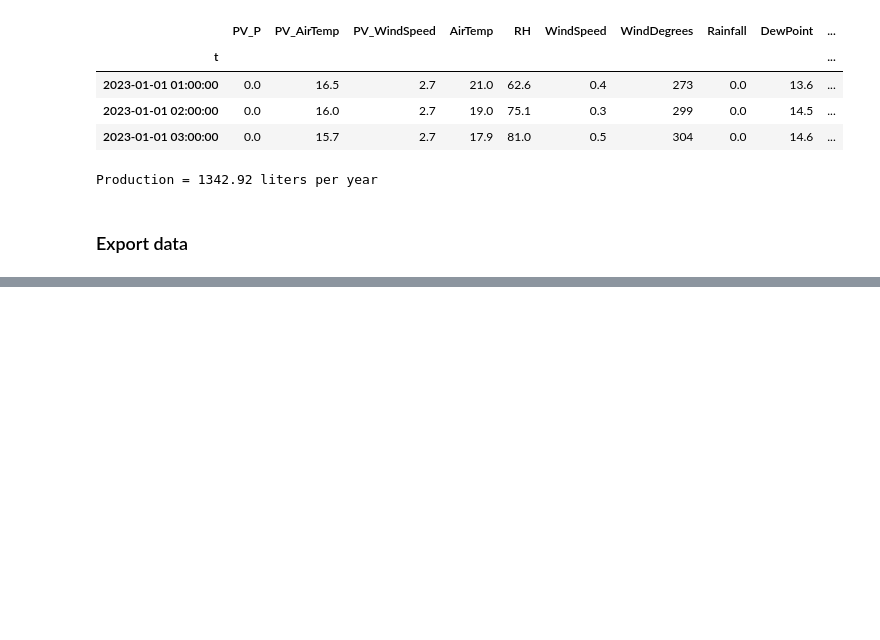
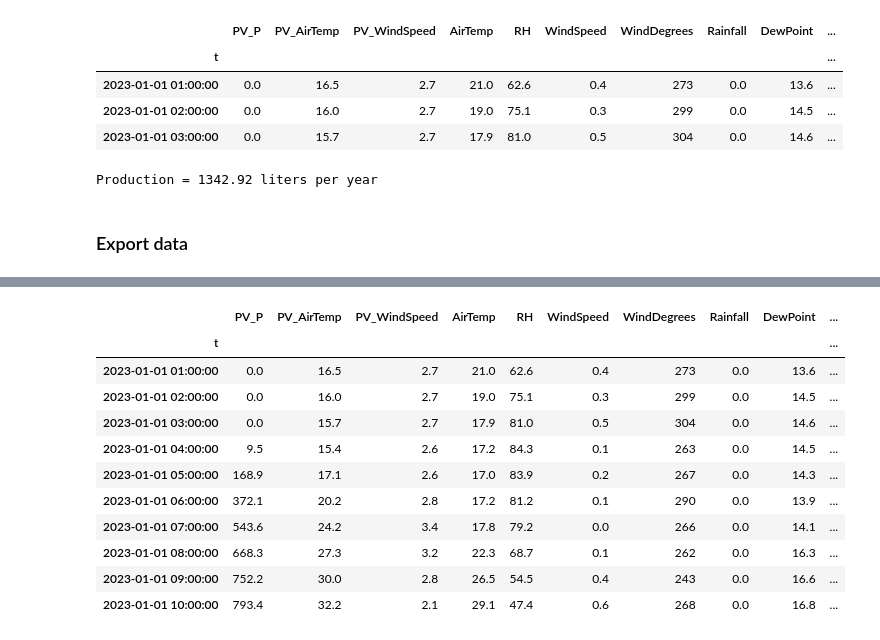
Before and after one commit to ThoAus/pv_water_project, a Jupyter notebook: 01_weather_data.ipynb, the cells around one changed output, grey strips where cells are left out. Saved outputs shown, nothing was run; the diff lists cells and outputs as text; code cells hidden in the pictures; blank space fills up the shorter version.

Commit message:
create simulation

```diff
--- a/01_weather_data.ipynb
+++ b/01_weather_data.ipynb
@@ -554,0 +588,85 @@ df.to_excel('data/Elsenburg.xlsx')
+# %%
+PV_SYSTEM_KWP = 70.0
+HEATPUMP_POWER_KW = 34.0
+
+BATTERY_CAPACITY_KWH = 200.0
+CHARGE_EFFICIENCY = 0.9
+DISCHARGE_EFFICIENCY = 0.9
+
+START_HEATPUMP_SOC_PERCENT = 40.0
+STOP_HEATPUMP_SOC_PERCENT = 20.0
+# %%
+# Simulate the PV and heat pump system with battery storage
+
+# Scale PV power to the system size
+df['PV_Power_kW'] = df['PV_P'] * PV_SYSTEM_KWP / 1000  # Convert to kW
+
+# Initialize battery state of charge (SOC) and tracking columns
+df['Battery_SOC_kWh'] = 0.0
+df['Battery_SOC_Percent'] = 0.0
+df['Heatpump_Running'] = False
+df['Battery_Charging_kW'] = 0.0
+df['Battery_Discharging_kW'] = 0.0
+df['Grid_Export_kW'] = 0.0
+
+# Initial battery state
+current_soc_kwh = 0.0
+heatpump_running = False
+
+# Simulate hour by hour
+for idx in range(len(df)):
+    pv_power_available = df.iloc[idx]['PV_Power_kW']
+
+    # Determine if heat pump should start or stop based on battery SOC
+    if not heatpump_running and current_soc_kwh >= (START_HEATPUMP_SOC_PERCENT / 100.0 * BATTERY_CAPACITY_KWH):
+        heatpump_running = True
+    elif heatpump_running and current_soc_kwh <= (STOP_HEATPUMP_SOC_PERCENT / 100.0 * BATTERY_CAPACITY_KWH):
+        heatpump_running = False
+
+    # Calculate power balance
+    heatpump_power_demand = HEATPUMP_POWER_KW if heatpump_running else 0.0
+    net_power = pv_power_available - heatpump_power_demand
+
+    charging = 0.0
+    discharging = 0.0
+    grid_export = 0.0
+
+    if net_power > 0:
+        # Excess PV power: charge battery or export to grid
+        max_charge = (BATTERY_CAPACITY_KWH - current_soc_kwh) / CHARGE_EFFICIENCY
+        charging = min(net_power, max_charge)
+        current_soc_kwh += charging * CHARGE_EFFICIENCY
+
+        # Export remaining power to grid
+        grid_export = net_power - charging
+    else:
+        # Deficit: discharge battery if heat pump is running
+        if heatpump_running:
+            power_needed = abs(net_power)
+            max_discharge = current_soc_kwh * DISCHARGE_EFFICIENCY
+            discharging = min(power_needed, max_discharge)
+            current_soc_kwh -= discharging / DISCHARGE_EFFICIENCY
+
+    # Store results
+    df.at[df.index[idx], 'Battery_SOC_kWh'] = round(current_soc_kwh, 2)
+    df.at[df.index[idx], 'Battery_SOC_Percent'] = round(100 * current_soc_kwh / BATTERY_CAPACITY_KWH, 1)
+    df.at[df.index[idx], 'Heatpump_Running'] = heatpump_running
+    df.at[df.index[idx], 'Battery_Charging_kW'] = round(charging, 2)
+    df.at[df.index[idx], 'Battery_Discharging_kW'] = round(discharging, 2)
+    df.at[df.index[idx], 'Grid_Export_kW'] = round(grid_export, 2)
+
+# Display summary statistics
+print(f"System Configuration:")
+print(f"  PV System: {PV_SYSTEM_KWP} kWp")
+print(f"  Heat Pump: {HEATPUMP_POWER_KW} kW")
+print(f"  Battery: {BATTERY_CAPACITY_KWH} kWh")
+print(f"  Start HP at: {START_HEATPUMP_SOC_PERCENT}% SOC")
+print(f"  Stop HP at: {STOP_HEATPUMP_SOC_PERCENT}% SOC")
+print(f"\nSimulation Results:")
+print(f"  Total hours heat pump running: {df['Heatpump_Running'].sum()}")
+print(f"  Total energy charged: {df['Battery_Charging_kW'].sum():.2f} kWh")
+print(f"  Total energy discharged: {df['Battery_Discharging_kW'].sum():.2f} kWh")
+print(f"  Total grid export: {df['Grid_Export_kW'].sum():.2f} kWh")
+
+df.head(10)
+# %% [output]
@@ -554,0 +685,12 @@ df.to_excel('data/Elsenburg.xlsx')
+|  | PV_P | PV_AirTemp | PV_WindSpeed | AirTemp | RH | WindSpeed | WindDegrees | Rainfall | DewPoint | ... |
+| t |  |  |  |  |  |  |  |  |  | ... |
+| 2023-01-01 01:00:00 | 0.0 | 16.5 | 2.7 | 21.0 | 62.6 | 0.4 | 273 | 0.0 | 13.6 | ... |
+| 2023-01-01 02:00:00 | 0.0 | 16.0 | 2.7 | 19.0 | 75.1 | 0.3 | 299 | 0.0 | 14.5 | ... |
+| 2023-01-01 03:00:00 | 0.0 | 15.7 | 2.7 | 17.9 | 81.0 | 0.5 | 304 | 0.0 | 14.6 | ... |
+| 2023-01-01 04:00:00 | 9.5 | 15.4 | 2.6 | 17.2 | 84.3 | 0.1 | 263 | 0.0 | 14.5 | ... |
+| 2023-01-01 05:00:00 | 168.9 | 17.1 | 2.6 | 17.0 | 83.9 | 0.2 | 267 | 0.0 | 14.3 | ... |
+| 2023-01-01 06:00:00 | 372.1 | 20.2 | 2.8 | 17.2 | 81.2 | 0.1 | 290 | 0.0 | 13.9 | ... |
+| 2023-01-01 07:00:00 | 543.6 | 24.2 | 3.4 | 17.8 | 79.2 | 0.0 | 266 | 0.0 | 14.1 | ... |
+| 2023-01-01 08:00:00 | 668.3 | 27.3 | 3.2 | 22.3 | 68.7 | 0.1 | 262 | 0.0 | 16.3 | ... |
+| 2023-01-01 09:00:00 | 752.2 | 30.0 | 2.8 | 26.5 | 54.5 | 0.4 | 243 | 0.0 | 16.6 | ... |
+| 2023-01-01 10:00:00 | 793.4 | 32.2 | 2.1 | 29.1 | 47.4 | 0.6 | 268 | 0.0 | 16.8 | ... |
```
Also changed, not shown: parts of 17 cells of this notebook, 4 other files.
